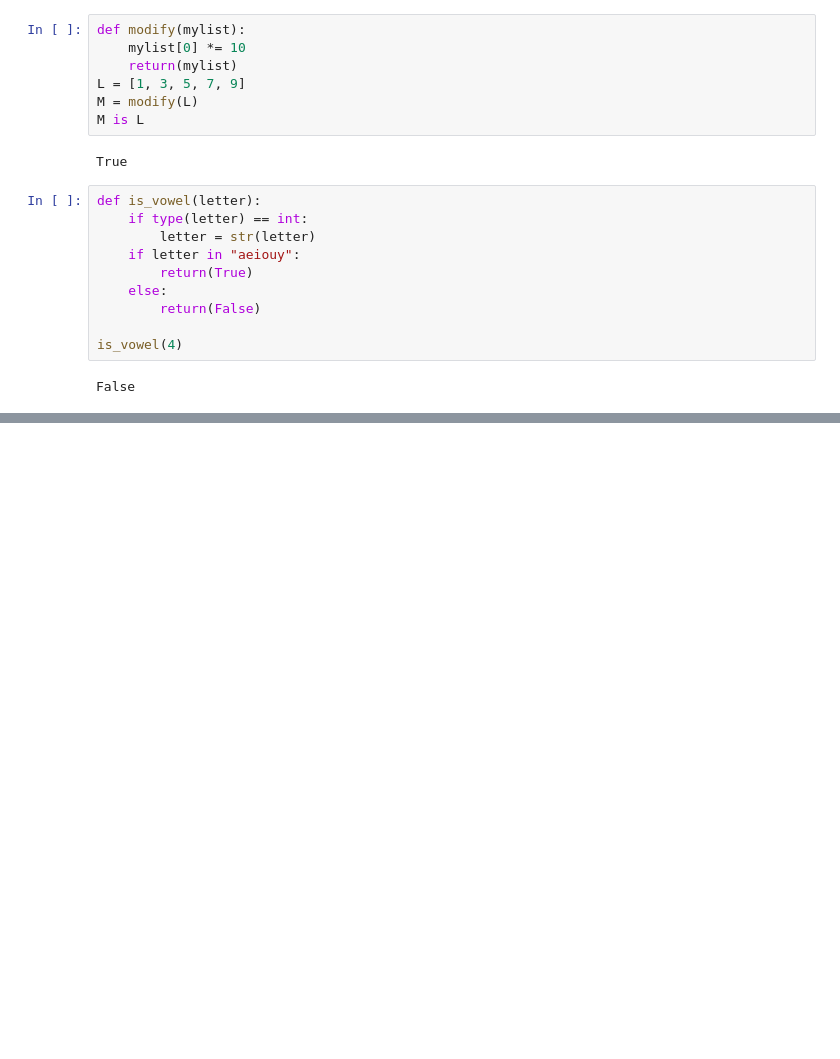
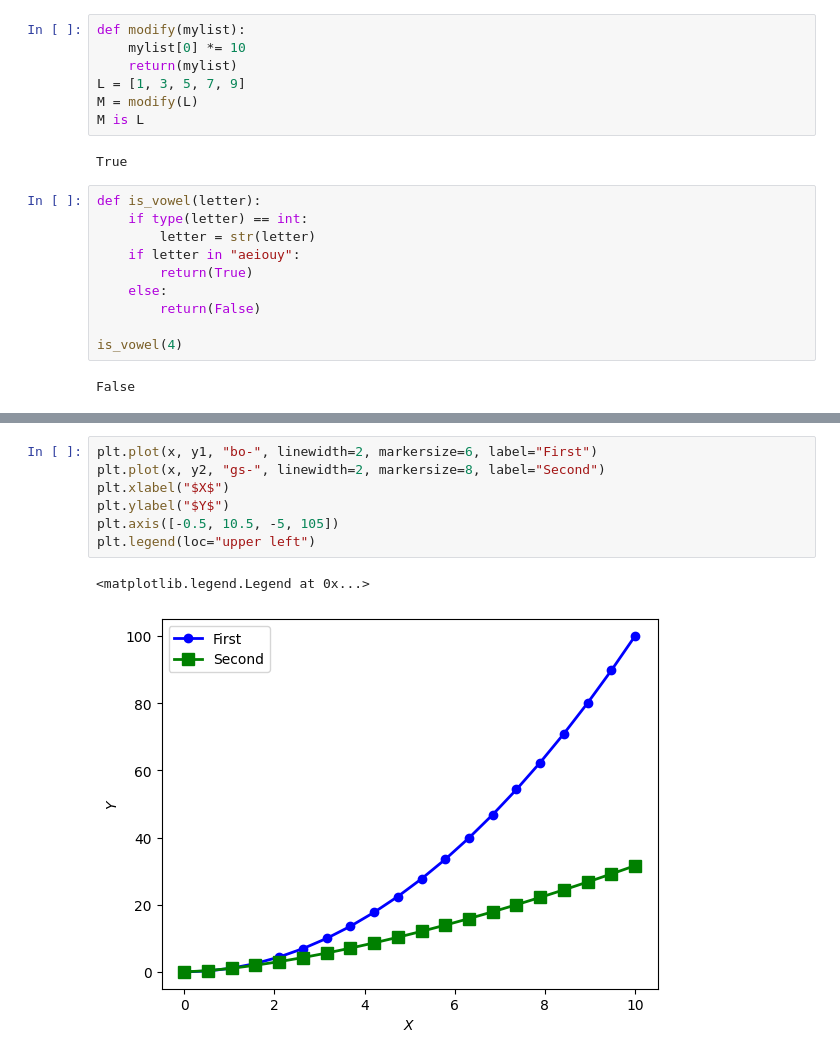
Before and after one commit to GiancarloNicolof/Using-Python-for-Research, a Jupyter notebook: Playground.ipynb, the cells around one changed output, grey strips where cells are left out. Cells and saved outputs as stored; diff of their text form; blank space fills up the shorter version.

```diff
--- a/Playground.ipynb
+++ b/Playground.ipynb
@@ -47,0 +70,10 @@ False
+# %%
+plt.plot(x, y1, "bo-", linewidth=2, markersize=6, label="First")
+plt.plot(x, y2, "gs-", linewidth=2, markersize=8, label="Second")
+plt.xlabel("$X$")
+plt.ylabel("$Y$")
+plt.axis([-0.5, 10.5, -5, 105])
+plt.legend(loc="upper left")
+# %% [output]
+<matplotlib.legend.Legend at 0x...>
+[figure, added]
```
Also changed, not shown: parts of 9 cells of this notebook.
